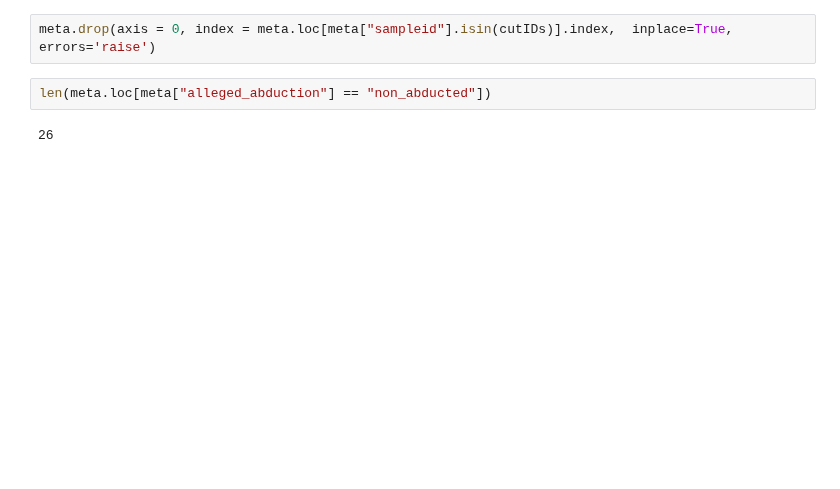
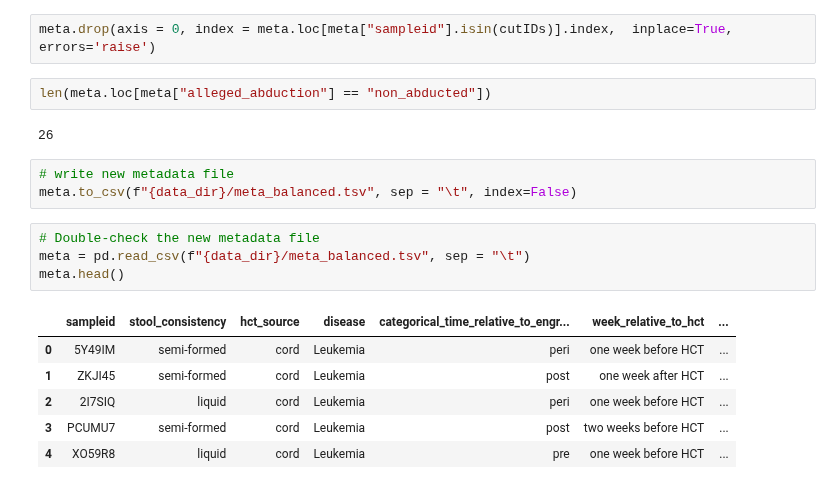
Before and after one commit to banucavlak/alien-cancer-cure, a Jupyter notebook: src-analysis/9_ML_Classify.ipynb, the cells around one changed output. Cells and saved outputs as stored; diff of their text form; blank space fills up the shorter version.

```diff
--- a/src-analysis/9_ML_Classify.ipynb
+++ b/src-analysis/9_ML_Classify.ipynb
@@ -414,3 +416,17 @@ meta.drop(axis = 0, index = meta.loc[meta["sampleid"].isin(cutIDs)].index,  inpl
 len(meta.loc[meta["alleged_abduction"] == "non_abducted"])
 # %% [output]
 26
+# %%
+# write new metadata file
+meta.to_csv(f"{data_dir}/meta_balanced.tsv", sep = "\t", index=False)
+# %%
+# Double-check the new metadata file
+meta = pd.read_csv(f"{data_dir}/meta_balanced.tsv", sep = "\t")
+meta.head()
+# %% [output]
+|  | sampleid | stool_consistency | hct_source | disease | categorical_time_relative_to_engr... | week_relative_to_hct | ... |
+| 0 | 5Y49IM | semi-formed | cord | Leukemia | peri | one week before HCT | ... |
+| 1 | ZKJI45 | semi-formed | cord | Leukemia | post | one week after HCT | ... |
+| 2 | 2I7SIQ | liquid | cord | Leukemia | peri | one week before HCT | ... |
+| 3 | PCUMU7 | semi-formed | cord | Leukemia | post | two weeks before HCT | ... |
+| 4 | XO59R8 | liquid | cord | Leukemia | pre | one week before HCT | ... |
```
Also changed, not shown: parts of 10 cells of this notebook.
